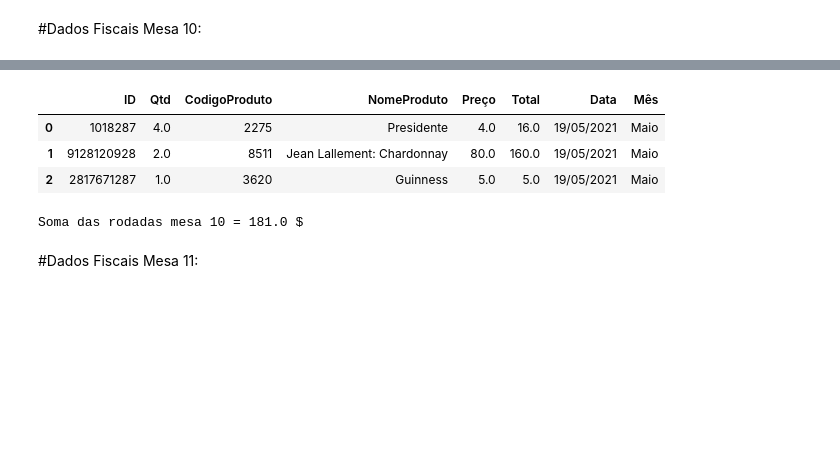
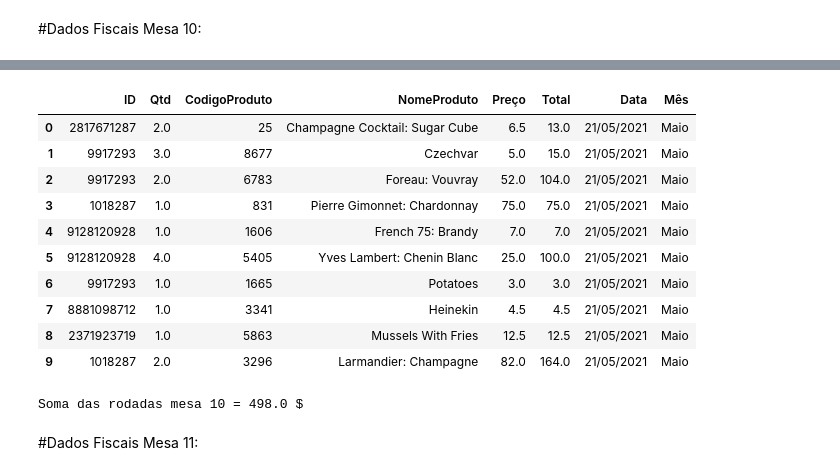
Before and after one commit to RFFSoftwareEngineering/DesafioDataAnalytics, a Jupyter notebook: DesafioFalqon.ipynb, the cells around one changed output, grey strips where cells are left out. Drawn from its saved outputs; the diff is of its cells as text; code cells hidden in the pictures; blank space fills up the shorter version.

```diff
--- a/DesafioFalqon.ipynb
+++ b/DesafioFalqon.ipynb
@@ -544,26 +661,33 @@ display(PedidosM10)
 # %%
 
-PedidosM10Arrumado = PedidosM10["9128120928\t2\t3344"].str.split("\t", 2, expand = True)
+PedidosM10Arrumado = PedidosM10["8881098712\t1\t9757"].str.split("\t", 2, expand = True)
 
 PedidosM10Arrumado.columns = ['ID', 'Qtd', 'CodigoProduto']
 
 NFMesa10 = pd.merge(PedidosM10Arrumado, CardapioArrumado[["CodigoProduto", "NomeProduto", "Preço"]], on = "CodigoProduto")
 
 NFMesa10["Qtd"] = NFMesa10["Qtd"].astype(float)
 NFMesa10["Preço"] = NFMesa10["Preço"].astype(float)
 dadosNFMesa10 = NFMesa10.assign(Total = NFMesa10.Qtd * NFMesa10.Preço)
-dadosNFMesa10["Data"] = "19/05/2021"
+dadosNFMesa10["Data"] = "21/05/2021"
 dadosNFMesa10["Mês"] = "Maio"
 display(dadosNFMesa10)
 
 SomadasRodadasM10 = dadosNFMesa10.Total.sum()
 print("Soma das rodadas mesa 10 =", SomadasRodadasM10,"$")
 # %% [output]
 |  | ID | Qtd | CodigoProduto | NomeProduto | Preço | Total | Data | Mês |
-| 0 | 1018287 | 4.0 | 2275 | Presidente | 4.0 | 16.0 | 19/05/2021 | Maio |
-| 1 | 9128120928 | 2.0 | 8511 | Jean Lallement: Chardonnay | 80.0 | 160.0 | 19/05/2021 | Maio |
-| 2 | 2817671287 | 1.0 | 3620 | Guinness | 5.0 | 5.0 | 19/05/2021 | Maio |
+| 0 | 2817671287 | 2.0 | 25 | Champagne Cocktail: Sugar Cube | 6.5 | 13.0 | 21/05/2021 | Maio |
+| 1 | 9917293 | 3.0 | 8677 | Czechvar | 5.0 | 15.0 | 21/05/2021 | Maio |
+| 2 | 9917293 | 2.0 | 6783 | Foreau: Vouvray | 52.0 | 104.0 | 21/05/2021 | Maio |
+| 3 | 1018287 | 1.0 | 831 | Pierre Gimonnet: Chardonnay | 75.0 | 75.0 | 21/05/2021 | Maio |
+| 4 | 9128120928 | 1.0 | 1606 | French 75: Brandy | 7.0 | 7.0 | 21/05/2021 | Maio |
+| 5 | 9128120928 | 4.0 | 5405 | Yves Lambert: Chenin Blanc | 25.0 | 100.0 | 21/05/2021 | Maio |
+| 6 | 9917293 | 1.0 | 1665 | Potatoes | 3.0 | 3.0 | 21/05/2021 | Maio |
+| 7 | 8881098712 | 1.0 | 3341 | Heinekin | 4.5 | 4.5 | 21/05/2021 | Maio |
+| 8 | 2371923719 | 1.0 | 5863 | Mussels With Fries | 12.5 | 12.5 | 21/05/2021 | Maio |
+| 9 | 1018287 | 2.0 | 3296 | Larmandier: Champagne | 82.0 | 164.0 | 21/05/2021 | Maio |
-Soma das rodadas mesa 10 = 181.0 $
+Soma das rodadas mesa 10 = 498.0 $
 # %% [markdown]
 #Dados Fiscais Mesa 11:
 # %%
```
Also changed, not shown: parts of 56 cells of this notebook.
